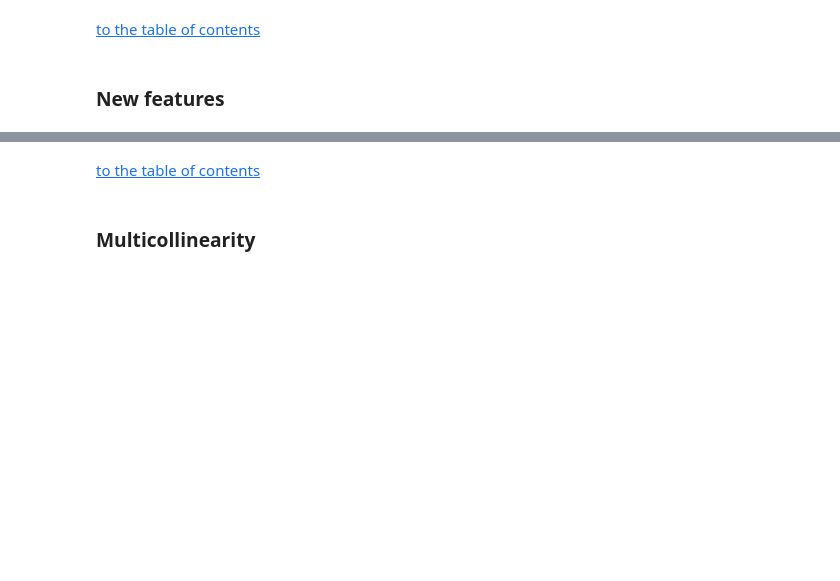
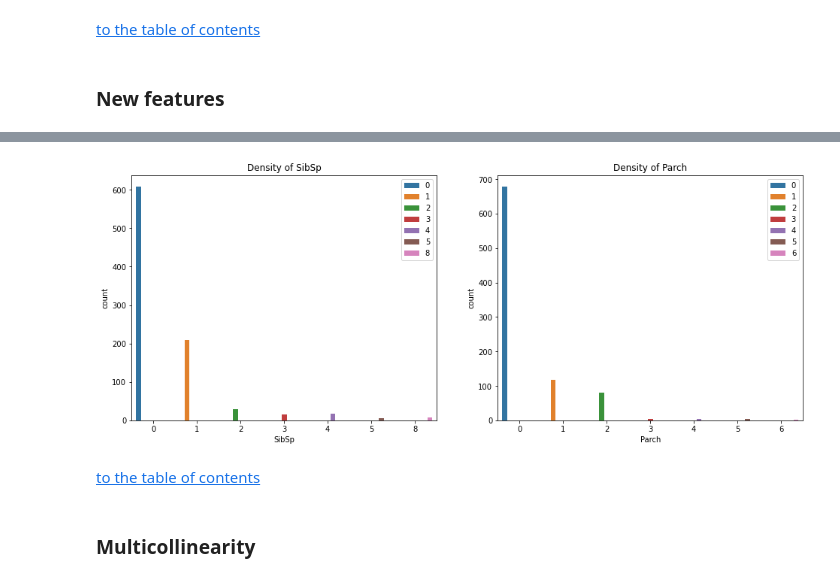
Before and after one commit to Pereyro/kaggle, a Jupyter notebook: TitanicCompetition/TitanicCompetition.ipynb, the cells around one changed output, grey strips where cells are left out. Cells and saved outputs as stored; diff of their text form; code cells hidden in the pictures; blank space fills up the shorter version.

```diff
--- a/TitanicCompetition/TitanicCompetition.ipynb
+++ b/TitanicCompetition/TitanicCompetition.ipynb
@@ -574,12 +597,14 @@ plt.show()
 # %%
 fig, axes = plt.subplots(nrows=1, ncols=2, figsize=(16, 6))
 for i, feature in enumerate(['SibSp', 'Parch']):
     ax = axes.flat[i]
-    sns.countplot(x=feature, data=df_train, hue=feature, ax=ax)
+    sns.countplot(x=feature, data=df, hue=feature, ax=ax)
     ax.set_title(f'Density of {feature}')
     ax.legend()
 
 plt.show()
+# %% [output]
+[figure, added]
 # %% [markdown]
 [to the table of contents](#table_of_contents)
 <a id="multicolinear"></a>
```
Also changed, not shown: parts of 21 cells of this notebook.
